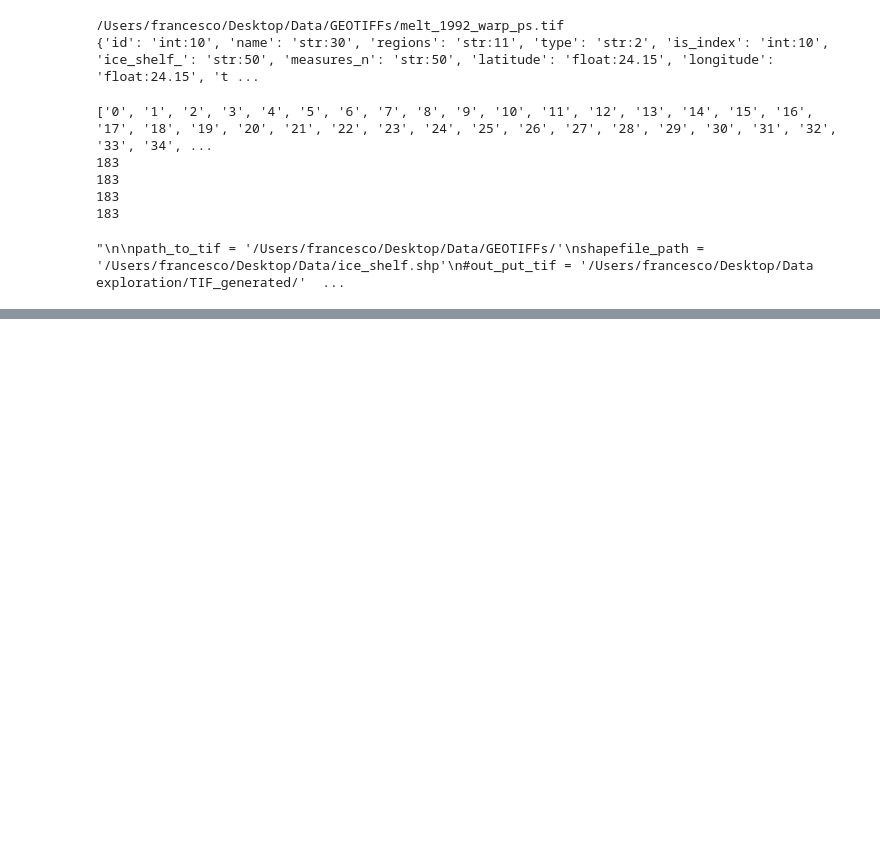
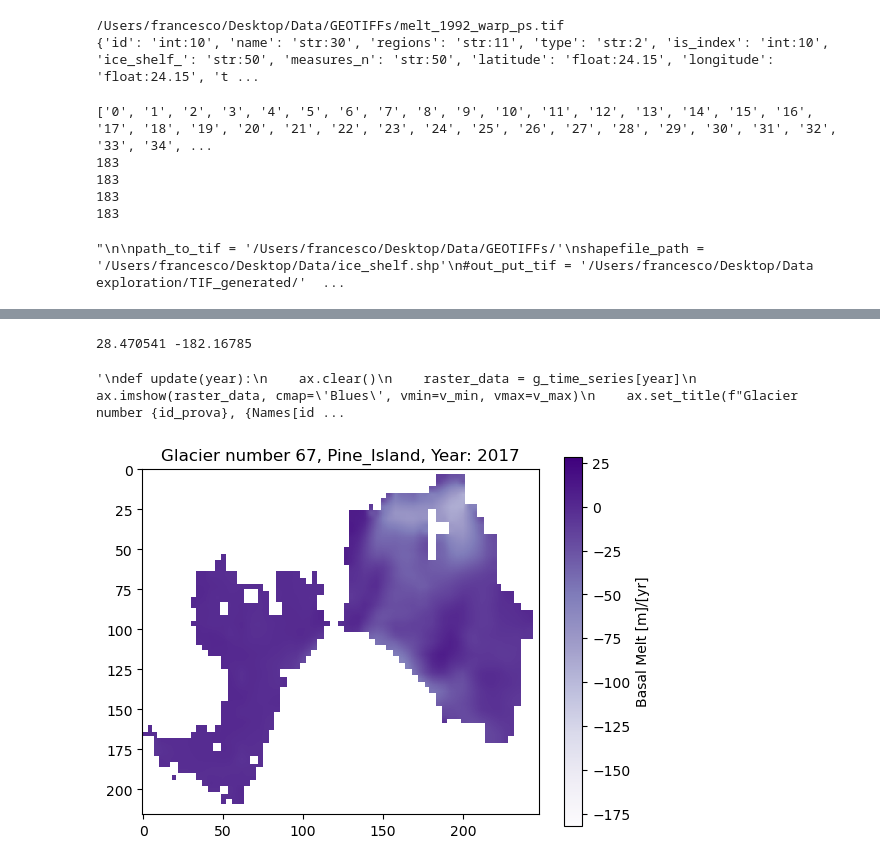
Before and after one commit to Moncada-Francesco-97/Thesis, a Jupyter notebook: time_series_glaciers.ipynb, the cells around one changed output, grey strips where cells are left out. Drawn from its saved outputs; the diff is of its cells as text; code cells hidden in the pictures; blank space fills up the shorter version.

Commit message:
I have added the gif with the correct colorbar. Remains to update the graph with coordinates and others info of the glacier

```diff
--- a/time_series_glaciers.ipynb
+++ b/time_series_glaciers.ipynb
@@ -413,0 +380,59 @@ TypeError: Image data of dtype object cannot be converted to float
+# %%
+#Trying to make a film
+
+
+id_prova = 67
+time = np.arange(0,26,1)
+
+
+g_time_series = glacier_tif_df.iloc[id_prova]# here we are looking at the index
+
+
+#convert the pandas series to a numpy array
+g_time_num = g_time_series.values
+#print(g_time_num[0])
+#print(np.nanmax(g_time_num[0]))
+
+
+#in this part i find the max and min, in order to do a proper plot
+v_max = 0
+v_min = 0
+
+for y in time:
+    max_temp = np.nanmax(g_time_num[y])
+    min_temp = np.nanmin(g_time_num[y])
+    #print(max_temp)
+    if max_temp > v_max:
+        v_max = max_temp
+    if min_temp < v_min:
+        v_min = min_temp
+
+print(v_max , v_min)
+
+
+fig, ax = plt.subplots()
+im = ax.imshow(g_time_num[0], cmap= 'Purples', vmin=v_min, vmax=v_max)
+
+cbar = fig.colorbar(im, ax=ax)
+cbar.set_label('Basal Melt [m]/[yr]')
+frames = []
+
+for y in range(len(time)):
+    im.set_data(g_time_num[y])
+    ax.set_title(f"Glacier number {id_prova}, {Names[id_prova]}, Year: {years[y]}")
+    #cbar.set_clim(v_min, v_max)
+    fig.canvas.draw()
+    frame = np.frombuffer(fig.canvas.tostring_rgb(), dtype=np.uint8)
+    frame = frame.reshape(fig.canvas.get_width_height()[::-1] + (3,))
+    frames.append(frame)
+
+imageio.mimsave('glacier_prova.gif', frames, fps=2)
+
+
+
+
+'''
+# %% [output]
+28.470541 -182.16785
+'\ndef update(year):\n    ax.clear()\n    raster_data = g_time_series[year]\n    ax.imshow(raster_data, cmap=\'Blues\', vmin=v_min, vmax=v_max)\n    ax.set_title(f"Glacier number {id_prova}, {Names[id ...
+[figure, added]
```
Also changed, not shown: parts of 6 cells of this notebook, 4 other files.
